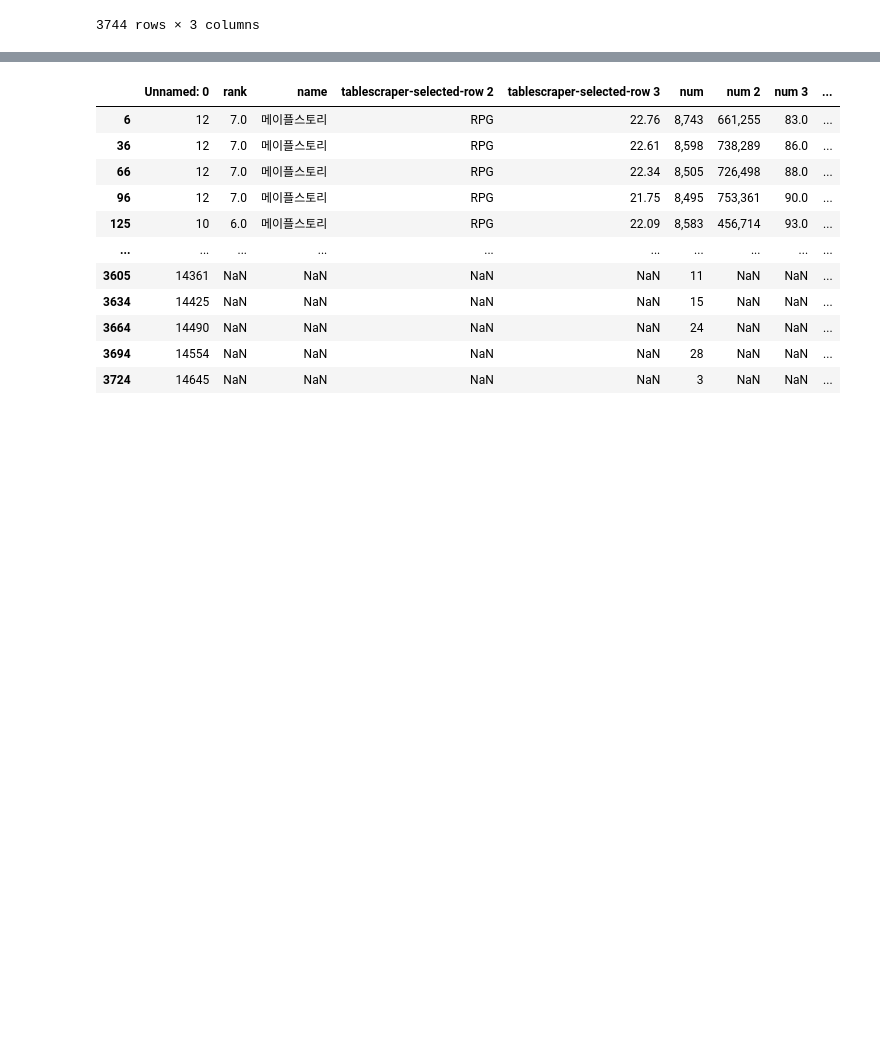
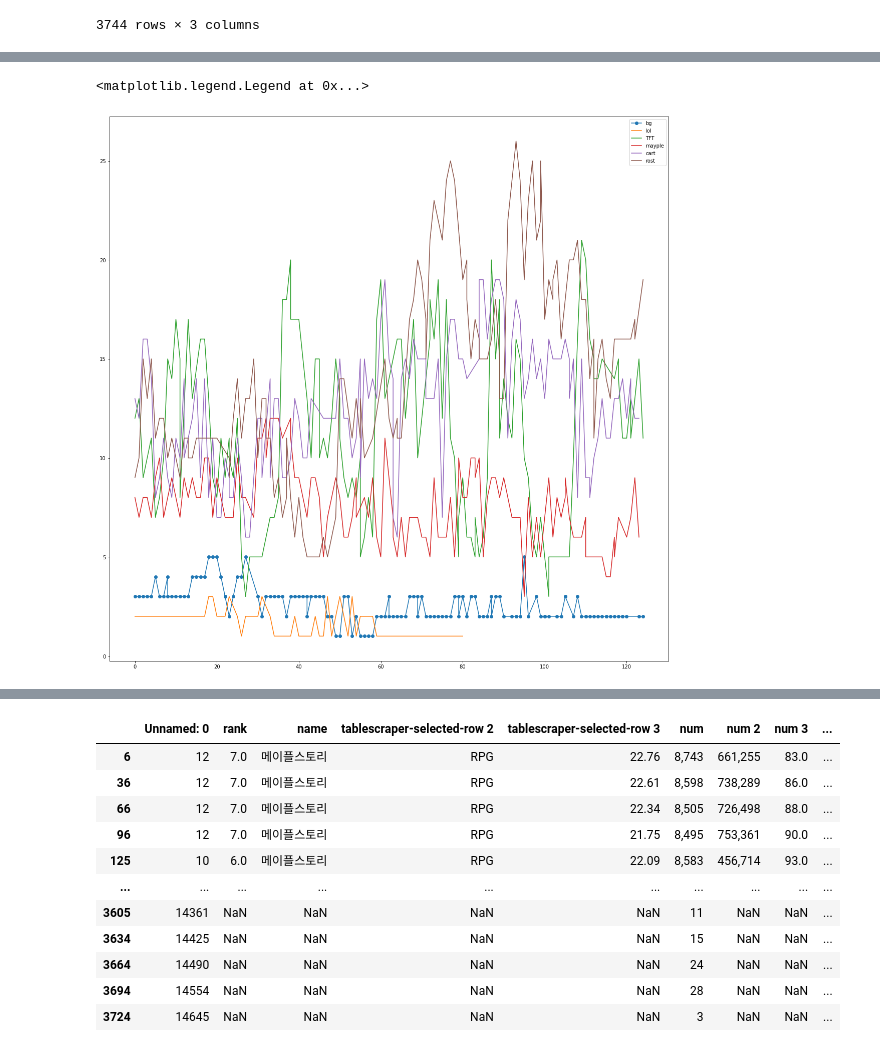
Before and after one commit to ssac-debbu/gameData, a Jupyter notebook: game broad ranking week data.ipynb, the cells around one changed output, grey strips where cells are left out. Cells and saved outputs as stored; diff of their text form; code cells hidden in the pictures; blank space fills up the shorter version.

```diff
--- a/game broad ranking week data.ipynb
+++ b/game broad ranking week data.ipynb
@@ -144,3 +236,19 @@ af
+# %%
+fig = plt.figure(figsize=(20,20)) # 캔버스 생성
+fig.set_facecolor('white') # 캔버스 색상 설정
+ax = fig.add_subplot() # 그림 프레임 생성
+
+ax.plot(bg['week_num'],bg['broad_rank'],marker='o',label='bg')
+ax.plot(lol['week_num'],lol['broad_rank'],label='lol')
+ax.plot(TFT['week_num'],TFT['broad_rank'],label='TFT')
+ax.plot(mayple['week_num'],mayple['broad_rank'],label='mayple')
+ax.plot(cart['week_num'],cart['broad_rank'],label='cart')
+ax.plot(rost['week_num'],rost['broad_rank'],label='rost')
+
+ax.legend() # 범례
+# %% [output]
+<matplotlib.legend.Legend at 0x...>
+[figure, added]
 # %%
 lst = af.index[af.broad_rank == 1].tolist()
 
```
Also changed, not shown: parts of 22 cells of this notebook.
